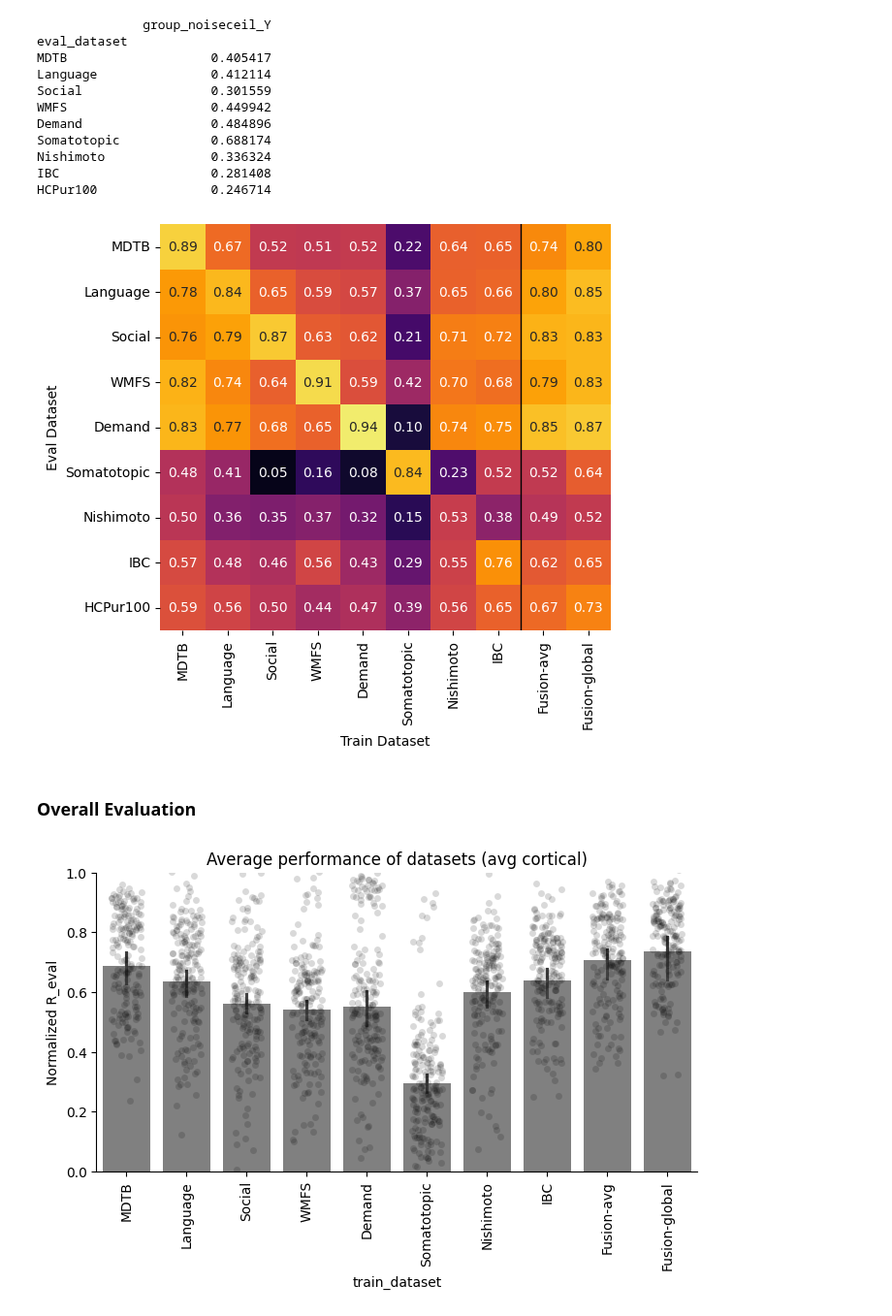
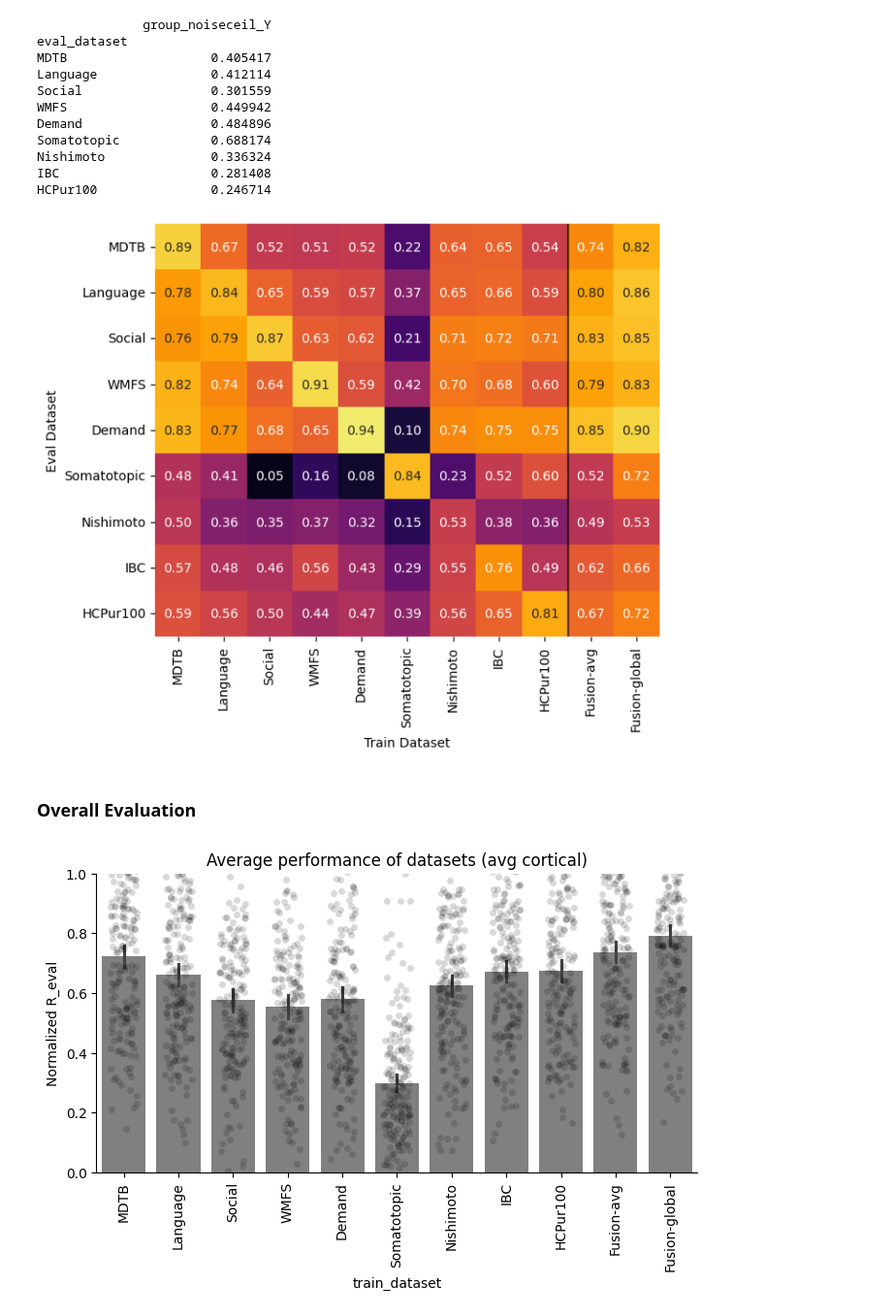
Before and after one commit to DiedrichsenLab/cortico_cereb_connectivity, a Jupyter notebook: notebooks/4. Fusion_across_dataset/1. Evaluation_group_model.ipynb, the cells around one changed output. Shown at 97% size. Drawn from its saved outputs; the diff is of its cells as text; code cells hidden in the pictures.

```diff
--- a/notebooks/4. Fusion_across_dataset/1. Evaluation_group_model.ipynb
+++ b/notebooks/4. Fusion_across_dataset/1. Evaluation_group_model.ipynb
@@ -18,7 +18,7 @@ import matplotlib.pyplot as plt
 ### Loading avg and loo models
 # %%
 method = 'L2reg'
-train_ds_list = ["MDTB", "Language", "Social", "WMFS", "Demand", "Somatotopic", "Nishimoto", "IBC"]#, "Fusion"]
+train_ds_list = ["MDTB", "Language", "Social", "WMFS", "Demand", "Somatotopic", "Nishimoto", "IBC", "HCPur100"]
 eval_ds_list = ["MDTB", "Language", "Social", "WMFS", "Demand", "Somatotopic", "Nishimoto", "IBC", "HCPur100"]
 eval_names = ["MDTB", "Languagelocalizer", "Socialsocial", "WMFS", "Demand", "Somatotopic", "Nishimoto", "IBC", "HCPur100"]
 df_all = pd.DataFrame()
@@ -92,11 +96,10 @@ df_global = pd.DataFrame()
 for i,ds in enumerate(train_ds_list):
     d = gl.datasets.index(ds)
     train_dscode = ''.join(gl.dscode[:d]+gl.dscode[d+1:])
-    train_dscode = train_dscode.replace('Ht', '')
     df = rm.comb_eval(models=[f'{train_dscode}-global-Cavg'], methods=[method], eval_data=[eval_names[i]], cerebellum='MNISymC3')
     df_global = pd.concat([df_global, df], ignore_index=True)
-df = rm.comb_eval(models=[f"{''.join(gl.dscode).replace('Ht', '')}-global-Cavg"], methods=[method], eval_data=['HCPur100'], cerebellum='MNISymC3')
-df_global = pd.concat([df_global, df], ignore_index=True)
+
+df_global.loc[df_global['logalpha'].isnull(), 'logalpha'] = -np.inf
 # %%
 A = pd.pivot_table(df_global, index=['train_dataset'],columns=['logalpha'],values=['R_eval'],aggfunc='mean')
 display(A)
@@ -175,7 +178,7 @@ Nishimoto              0.336324
 IBC                    0.281408
 HCPur100               0.246714
 # %%
-plt.figure(figsize=(6,6))
+plt.figure(figsize=(7,6))
 corrR = V.values/ NC.values
 sns.heatmap(corrR, annot=True, fmt=".2f", cmap='inferno', vmin=0, vmax=1.0,
             xticklabels=V.columns.values,
@@ -186,21 +189,25 @@ plt.ylabel('Eval Dataset');
 
 # plt.savefig(f'{gl.fig_dir}/heatmap_normalized.pdf', bbox_inches='tight')
 # %% [output]
-[figure, old version]
+[figure, new version]
 # %% [markdown]
 ### Overall Evaluation
 # %%
+df_to_plot['mean_group_noiseceil_Y'] = df_to_plot['eval_dataset'].map(NC['group_noiseceil_Y'])
+
 plt.figure(figsize=(8, 4))
-sns.barplot(data=df_to_plot, x='train_dataset', y=df_to_plot['R_eval'] / df_to_plot['group_noiseceil_Y'], order=train_ds_list+["Fusion-avg", "Fusion-global"], color=[0.5,0.5,0.5])
-sns.stripplot(data=df_to_plot, x='train_dataset', y=df_to_plot['R_eval'] / df_to_plot['group_noiseceil_Y'], color=[0,0,0], alpha=0.15, jitter=0.25)
+sns.barplot(data=df_to_plot, x='train_dataset', y=df_to_plot['R_eval'] / df_to_plot['mean_group_noiseceil_Y'], order=train_ds_list+["Fusion-avg", "Fusion-global"], color=[0.5,0.5,0.5])
+sns.stripplot(data=df_to_plot, x='train_dataset', y=df_to_plot['R_eval'] / df_to_plot['mean_group_noiseceil_Y'], color=[0,0,0], alpha=0.15, jitter=0.25)
 ax = plt.gca()
 ax.set_xticks(np.arange(len(train_ds_list+["Fusion-avg", "Fusion-global"])))
 a = ax.set_xticklabels(train_ds_list+["Fusion-avg", "Fusion-global"], rotation=90)
 # remove top and right spines
 ax.spines['top'].set_visible(False)
 ax.spines['right'].set_visible(False)
 ax.set_title('Average performance of datasets (avg cortical)')
 ax.set_ylabel('Normalized R_eval')
 ax.set_ylim(0, 1);
+
+# plt.savefig(f'{gl.fig_dir}/stripplot_normalized.pdf', bbox_inches='tight')
 # %% [output]
-[figure, old version]
+[figure, new version]
```
Also changed, not shown: parts of 9 cells of this notebook.
